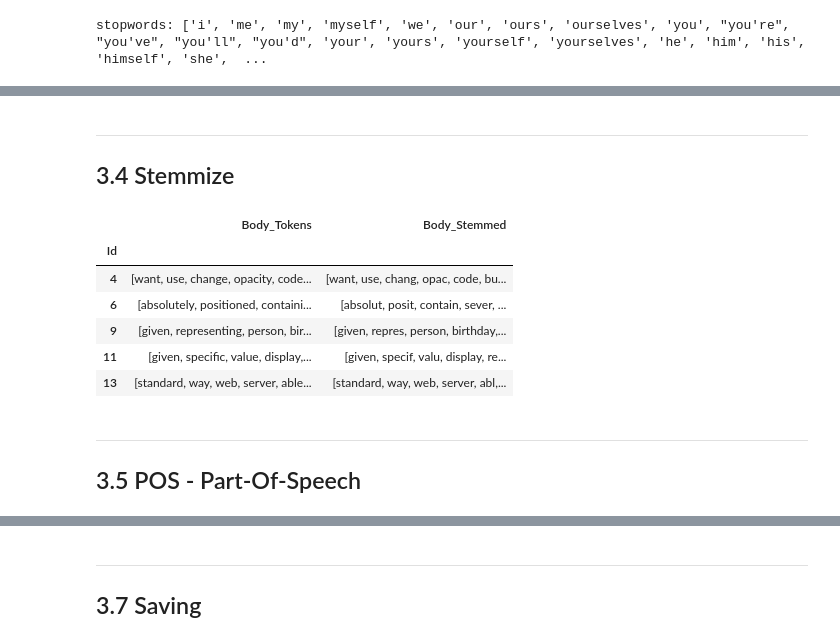
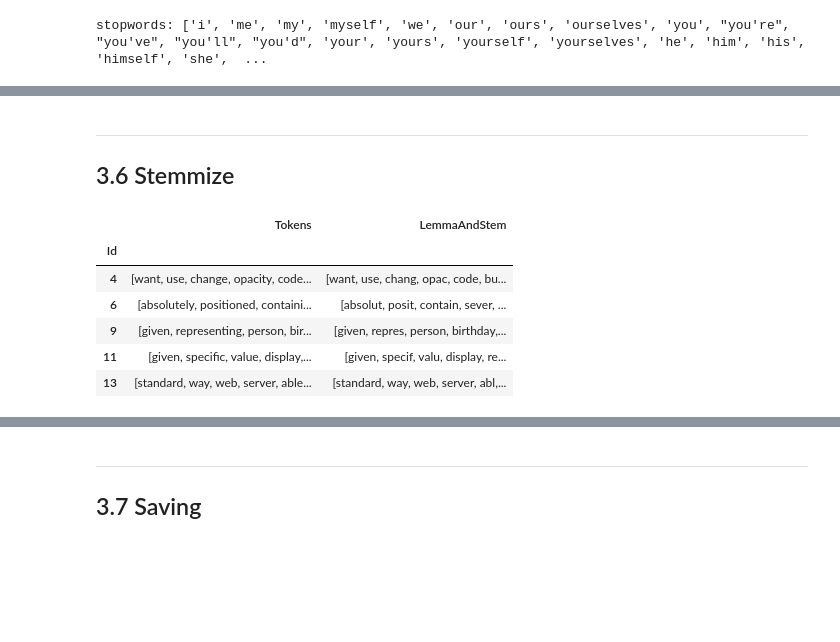
Before and after one commit to curiousmindflow/oc-ml-p5, a Jupyter notebook: preparation.ipynb, the cells around one changed output, grey strips where cells are left out. Saved outputs shown, nothing was run; the diff lists cells and outputs as text; code cells hidden in the pictures; blank space fills up the shorter version.

```diff
--- a/preparation.ipynb
+++ b/preparation.ipynb
@@ -258,7 +264,7 @@ if config["processing"]:
 stopwords: ['i', 'me', 'my', 'myself', 'we', 'our', 'ours', 'ourselves', 'you', "you're", "you've", "you'll", "you'd", 'your', 'yours', 'yourself', 'yourselves', 'he', 'him', 'his', 'himself', 'she',  ...
 # %%
 if config["processing"]:
-    data["Body_Tokens"] = data.apply(lambda row: remove_stop_words(row["Body_Tokens"]), axis="columns")
+    data["Tokens"] = data.apply(lambda row: remove_stop_words(row["Tokens"]), axis="columns")
 # %%
 display = None
 if config["processing"]:
@@ -274,0 +284,3 @@ display
+# %%
+if config["processing"]:
+    data["POS"] = data.apply(lambda row: tag_pos(row["Tokens"]), axis="columns")
@@ -274,0 +303,3 @@ display
+# %%
+if config["processing"]:
+    data["Lemmatized"] = data.apply(lambda row: lemmatize(row["POS"], with_pos=True), axis="columns")
@@ -275,22 +319,19 @@ display
 # %% [markdown]
 ***
-## 3.4 Stemmize
+## 3.6 Stemmize
 # %%
 if config["processing"]:
-    data["Body_Stemmed"] = data.apply(lambda row: stemmize(row["Body_Tokens"]), axis="columns")
+    data["LemmaAndStem"] = data.apply(lambda row: stemmize(row["Tokens"]), axis="columns")
 # %%
 display = None
 if config["processing"]:
-    display = data[["Body_Tokens", "Body_Stemmed"]].head()
+    display = data[["Tokens", "LemmaAndStem"]].head()
 display
 # %% [output]
-|  | Body_Tokens | Body_Stemmed |
+|  | Tokens | LemmaAndStem |
 | Id |  |  |
 | 4 | [want, use, change, opacity, code... | [want, use, chang, opac, code, bu... |
 | 6 | [absolutely, positioned, containi... | [absolut, posit, contain, sever, ... |
 | 9 | [given, representing, person, bir... | [given, repres, person, birthday,... |
 | 11 | [given, specific, value, display,... | [given, specif, valu, display, re... |
 | 13 | [standard, way, web, server, able... | [standard, way, web, server, abl,... |
-# %% [markdown]
-***
-## 3.5 POS - Part-Of-Speech
```
Also changed, not shown: parts of 18 cells of this notebook, 1 other file.
